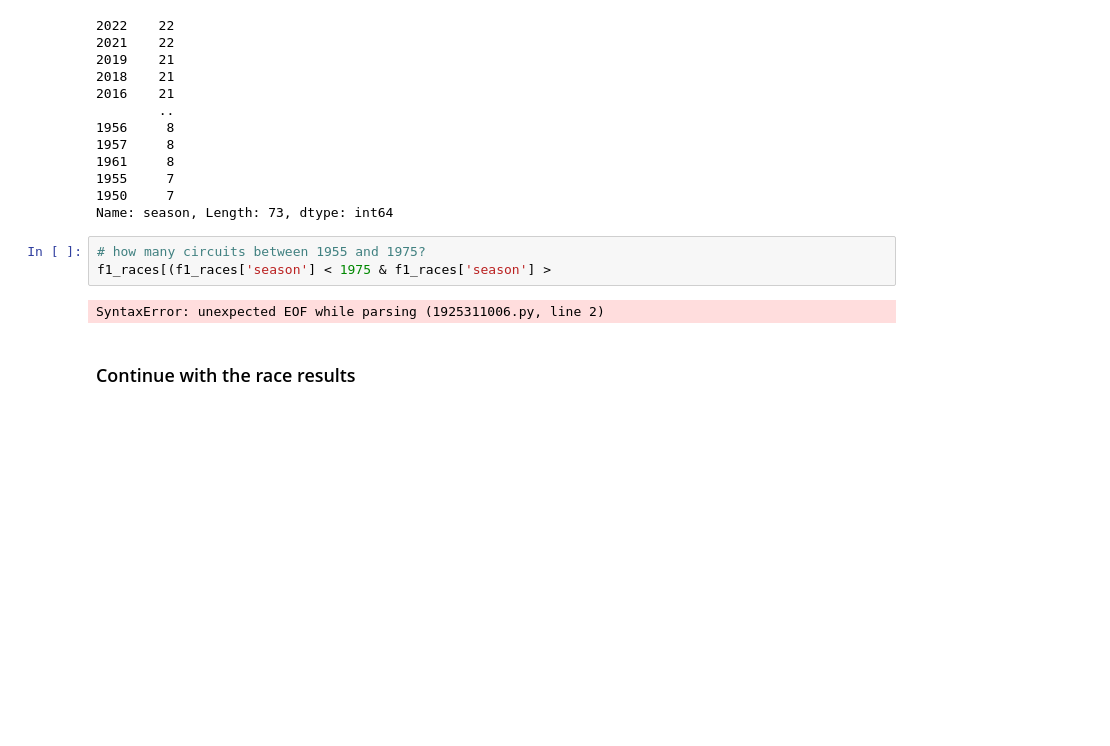
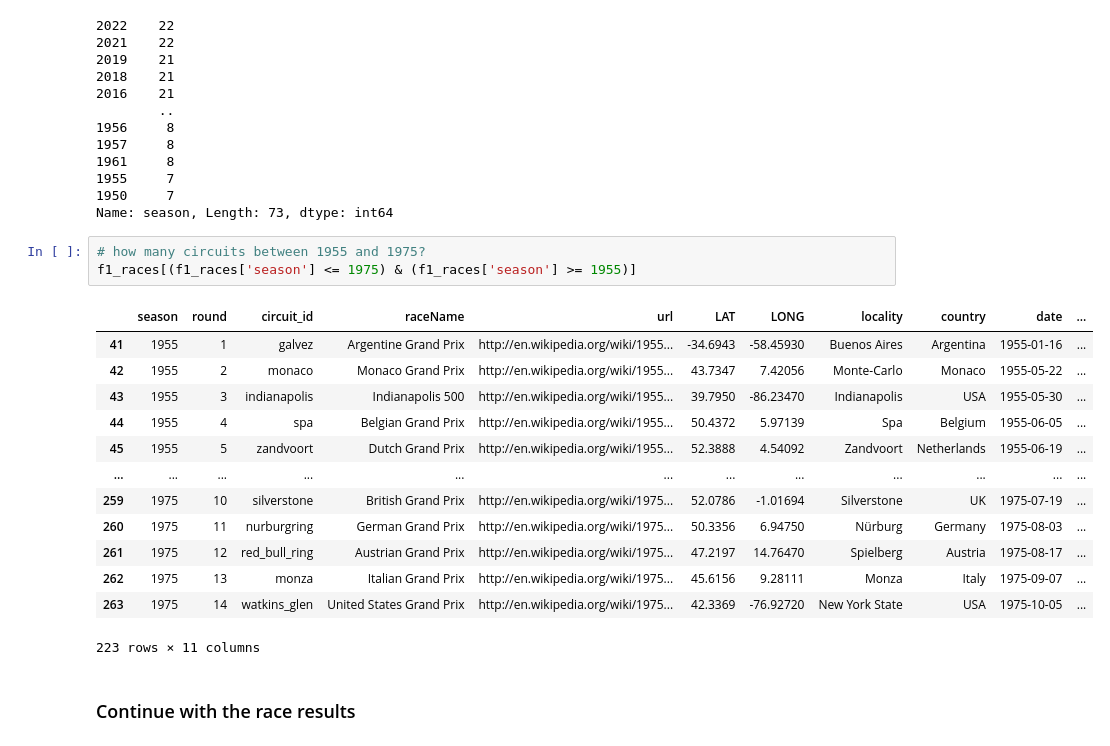
Before and after one commit to Seaful312/bootcamp, a Jupyter notebook: 2022/python_workshop/notebooks/08_pandas.ipynb, the cells around one changed output. Saved outputs shown, nothing was run; the diff lists cells and outputs as text; blank space fills up the shorter version.

```diff
--- a/2022/python_workshop/notebooks/08_pandas.ipynb
+++ b/2022/python_workshop/notebooks/08_pandas.ipynb
@@ -361,9 +361,21 @@ f1_races.season.value_counts()
 Name: season, Length: 73, dtype: int64
 # %%
 # how many circuits between 1955 and 1975?
-f1_races[(f1_races['season'] < 1975 & f1_races['season'] >
+f1_races[(f1_races['season'] <= 1975) & (f1_races['season'] >= 1955)]
 # %% [output]
+|  | season | round | circuit_id | raceName | url | LAT | LONG | locality | country | date | ... |
+| 41 | 1955 | 1 | galvez | Argentine Grand Prix | http://en.wikipedia.org/wiki/1955... | -34.6943 | -58.45930 | Buenos Aires | Argentina | 1955-01-16 | ... |
+| 42 | 1955 | 2 | monaco | Monaco Grand Prix | http://en.wikipedia.org/wiki/1955... | 43.7347 | 7.42056 | Monte-Carlo | Monaco | 1955-05-22 | ... |
+| 43 | 1955 | 3 | indianapolis | Indianapolis 500 | http://en.wikipedia.org/wiki/1955... | 39.7950 | -86.23470 | Indianapolis | USA | 1955-05-30 | ... |
+| 44 | 1955 | 4 | spa | Belgian Grand Prix | http://en.wikipedia.org/wiki/1955... | 50.4372 | 5.97139 | Spa | Belgium | 1955-06-05 | ... |
+| 45 | 1955 | 5 | zandvoort | Dutch Grand Prix | http://en.wikipedia.org/wiki/1955... | 52.3888 | 4.54092 | Zandvoort | Netherlands | 1955-06-19 | ... |
+| ... | ... | ... | ... | ... | ... | ... | ... | ... | ... | ... | ... |
+| 259 | 1975 | 10 | silverstone | British Grand Prix | http://en.wikipedia.org/wiki/1975... | 52.0786 | -1.01694 | Silverstone | UK | 1975-07-19 | ... |
+| 260 | 1975 | 11 | nurburgring | German Grand Prix | http://en.wikipedia.org/wiki/1975... | 50.3356 | 6.94750 | Nürburg | Germany | 1975-08-03 | ... |
+| 261 | 1975 | 12 | red_bull_ring | Austrian Grand Prix | http://en.wikipedia.org/wiki/1975... | 47.2197 | 14.76470 | Spielberg | Austria | 1975-08-17 | ... |
+| 262 | 1975 | 13 | monza | Italian Grand Prix | http://en.wikipedia.org/wiki/1975... | 45.6156 | 9.28111 | Monza | Italy | 1975-09-07 | ... |
+| 263 | 1975 | 14 | watkins_glen | United States Grand Prix | http://en.wikipedia.org/wiki/1975... | 42.3369 | -76.92720 | New York State | USA | 1975-10-05 | ... |
-SyntaxError: unexpected EOF while parsing (1925311006.py, line 2)
+223 rows × 11 columns
 # %% [markdown]
 ### Continue with the race results
 # %%
```
Also changed, not shown: parts of 35 cells of this notebook.
